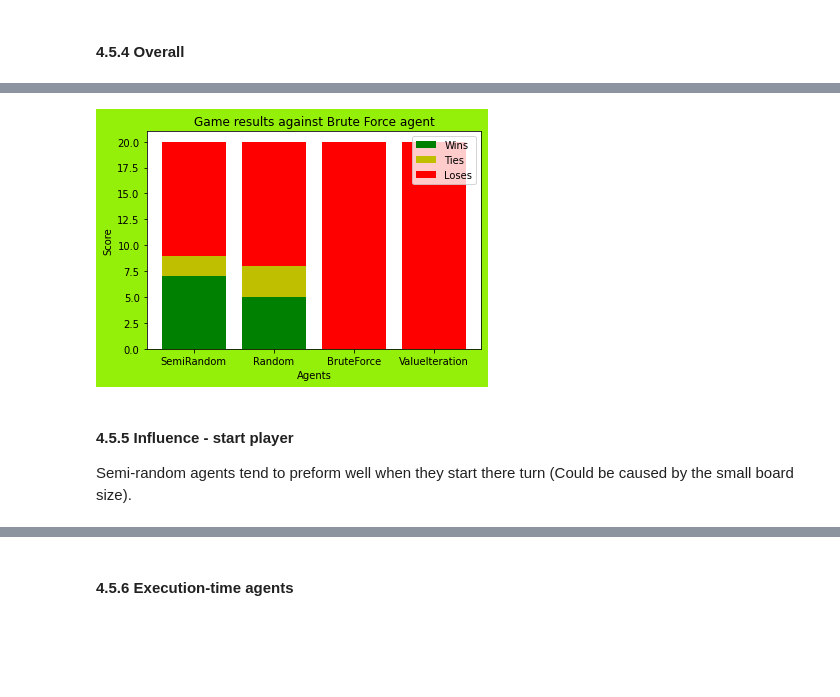
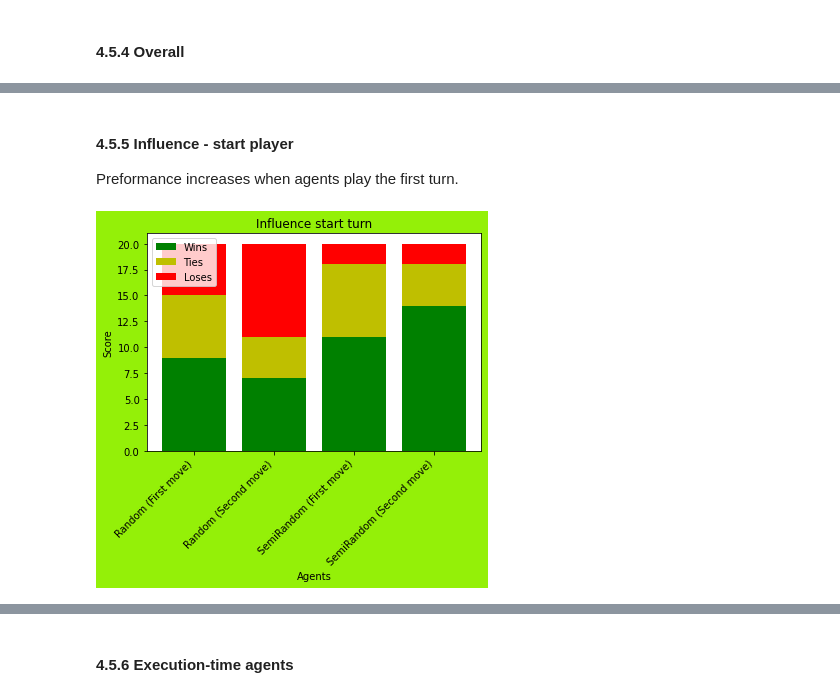
Before and after one commit to BlSchulpen/DecisionTheory, a Jupyter notebook: deth_four_ag.ipynb, the cells around one changed output, grey strips where cells are left out. Cells and saved outputs as stored; diff of their text form; code cells hidden in the pictures; blank space fills up the shorter version.

```diff
--- a/deth_four_ag.ipynb
+++ b/deth_four_ag.ipynb
@@ -477,10 +487,10 @@ creator.plot_acc(players_to_meassure, "Game results against random opponent",opp
-# %%
-players_to_meassure = [FourInARowSemiRandomAgent,FourInARowRandomAgent, FourInARowBruteForceAgent,FourInARowValueIterationAgent]
-opponent = FourInARowBruteForceAgent
-creator.plot_acc(players_to_meassure, "Game results against Brute Force agent",opponent)
-# %% [output]
-[figure, removed]
 # %% [markdown]
 #### 4.5.5 Influence - start player
-Semi-random agents tend to preform well when they start there turn (Could be caused by the small board size).
+Preformance increases when agents play the first turn.
+# %%
+players_to_meassure = [FourInARowRandomAgent,FourInARowSemiRandomAgent]
+opponent = FourInARowRandomAgent
+creator.plot_acc_two(players_to_meassure, "Influence start turn",opponent)
+# %% [output]
+[figure, added]
 # %%
```
Also changed, not shown: parts of 19 cells of this notebook, 1 other file.
